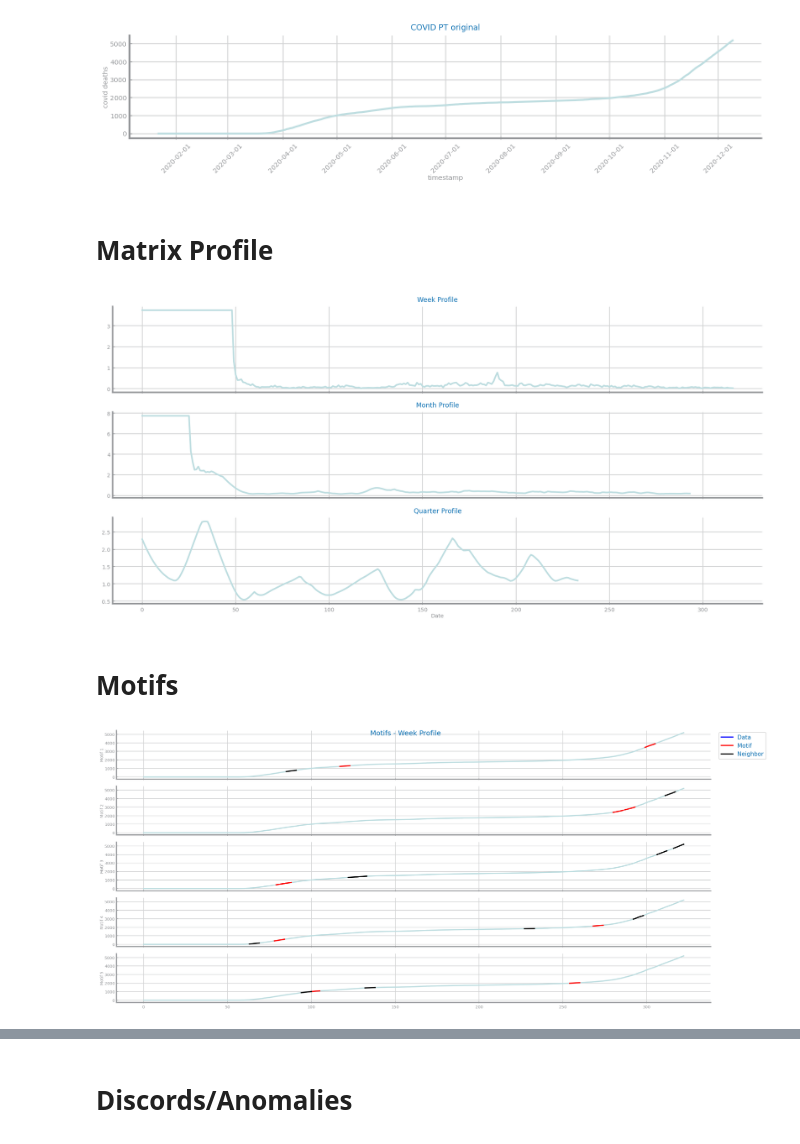
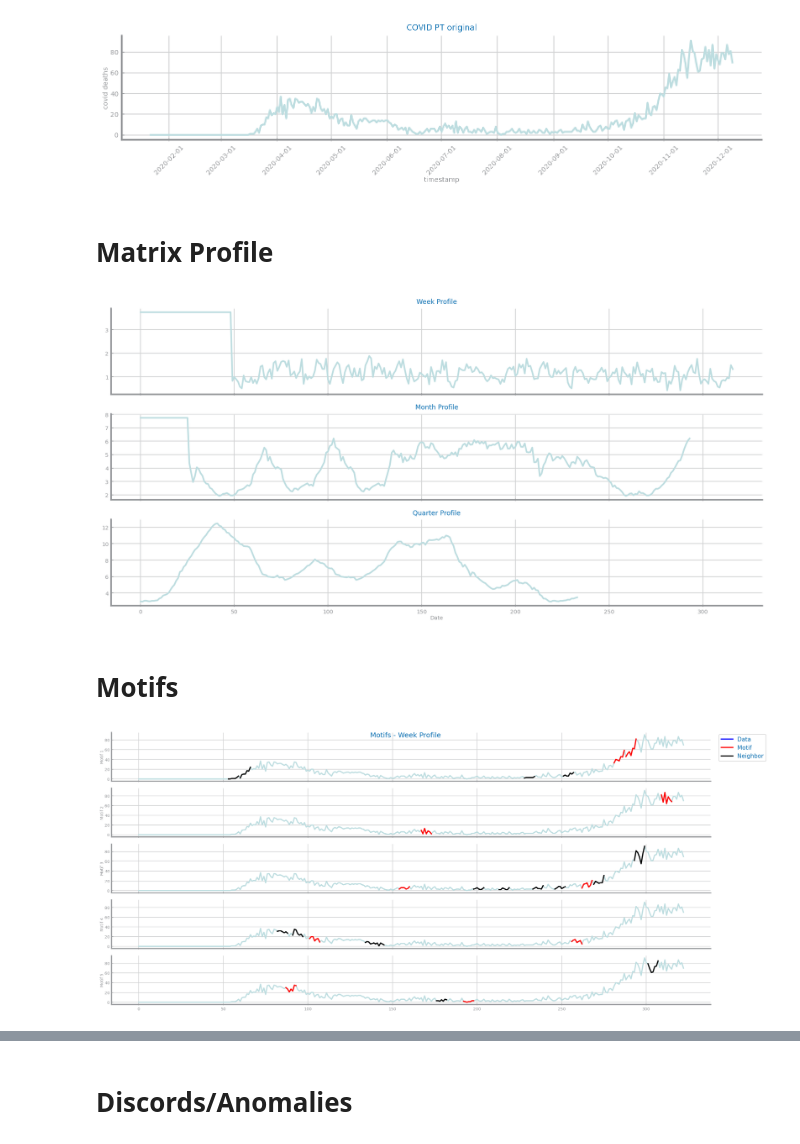
Before and after one commit to VivaRafael/CD, a Jupyter notebook: lab9_10/Motifs - COVID.ipynb, the cells around one changed output, grey strips where cells are left out. Drawn from its saved outputs; the diff is of its cells as text; code cells hidden in the pictures.

```diff
--- a/lab9_10/Motifs - COVID.ipynb
+++ b/lab9_10/Motifs - COVID.ipynb
@@ -1,26 +1,28 @@
 # %%
 import numpy as np
 import pandas as pd
 import matplotlib.pyplot as plt
 import ts_functions as ts
 
 data = pd.read_csv('covid19_pt.csv')
 
-#DIFERENCIAR
-
 index_var = 'Date'
 variable = 'deaths'
 data[index_var] = pd.to_datetime(data[index_var])
 data = data.set_index(index_var).sort_index()
+
+data = data.diff()
+data["deaths"][0] = 0
+
 
 FIG_WIDTH, FIG_HEIGHT = 3*ts.HEIGHT, ts.HEIGHT/2
 
 plt.figure(figsize=(FIG_WIDTH, FIG_HEIGHT))
 ts.plot_series(data, x_label='timestamp', y_label='covid deaths', title='COVID PT original')
 plt.xticks(rotation = 45)
 plt.show()
 # %% [output]
-[figure, old version]
+[figure, new version]
 # %% [markdown]
 # Matrix Profile
 # %%
@@ -53,7 +55,7 @@ def plot_signal_data(profiles: dict, windows: list):
 all_profiles = compute_matrix_profiles(data, all_windows)
 plot_signal_data(all_profiles, all_windows)
 # %% [output]
-[figure, old version]
+[figure, new version]
 # %% [markdown]
 # Motifs
 # %%
@@ -78,7 +80,7 @@ def show_profile(profile, title, type):
 title = all_windows[0][0]+' Profile'
 show_profile(all_profiles[title], title, 'Motifs')
 # %% [output]
-[figure, old version]
+[figure, new version]
 # %%
 title = all_windows[1][0]+' Profile'
 show_profile(all_profiles[title], title, 'Motifs')
```
Also changed, not shown: parts of 5 cells of this notebook, 6 other files.
